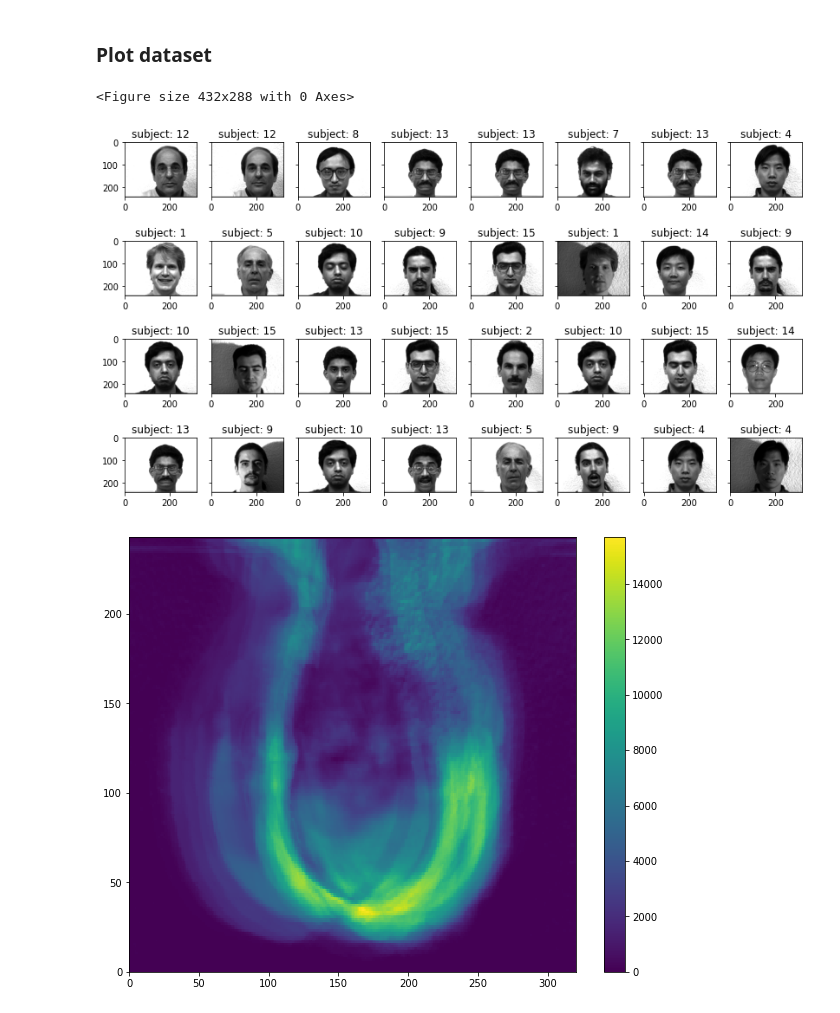
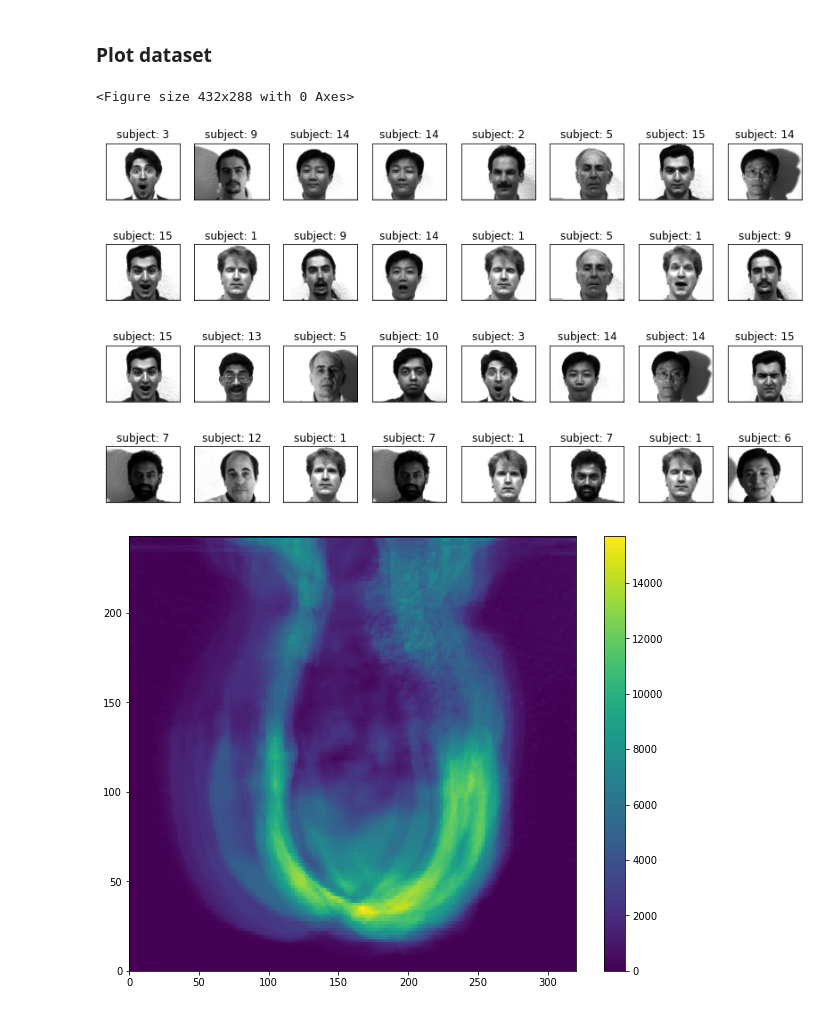
Before and after one commit to jeffcav/face-recog, a Jupyter notebook: yalefaces.ipynb, the cells around one changed output. Drawn from its saved outputs; the diff is of its cells as text; code cells hidden in the pictures.

```diff
--- a/yalefaces.ipynb
+++ b/yalefaces.ipynb
@@ -20,17 +17,27 @@ X, y = yalefaces.load("datasets/yalefaces")
 # %%
 num_faces, num_pixels = X.shape
 
 plt.figure()
 f, axes = plt.subplots(4,8, figsize=(14, 8), sharey=True)
 
 for ax in axes:
     for axy in ax:
+        # select a random face
         face = np.random.randint(0, num_faces)
 
-        axy.imshow(X[face].reshape(yalefaces.SHAPE), cmap='gray')
-        axy.set_title(f"subject: {y[face] + 1}")
+        # format image and label as in the raw dataset
+        face_img = X[face].reshape(yalefaces.SHAPE)
+        face_label = y[face] + 1
+
+        # plot face
+        axy.imshow(face_img, cmap='gray')
+
+        # show only relevant information
+        axy.set_title(f"subject: {face_label}")
+        axy.set_xticks([])
+        axy.set_yticks([])
 plt.show()
 # %% [output]
 <Figure size 432x288 with 0 Axes>
-[figure, old version]
+[figure, new version]
 # %%
```
Also changed, not shown: parts of 2 cells of this notebook.
